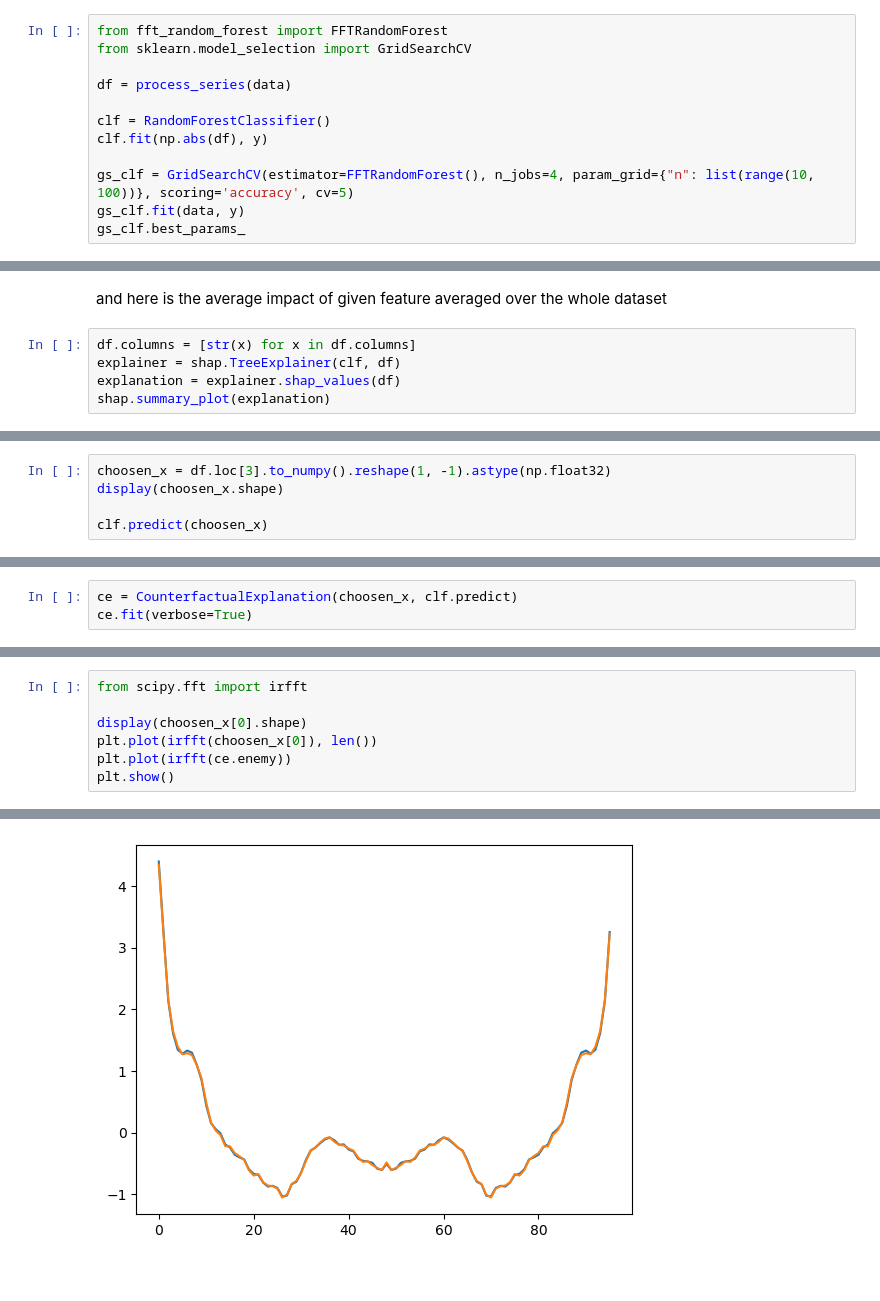
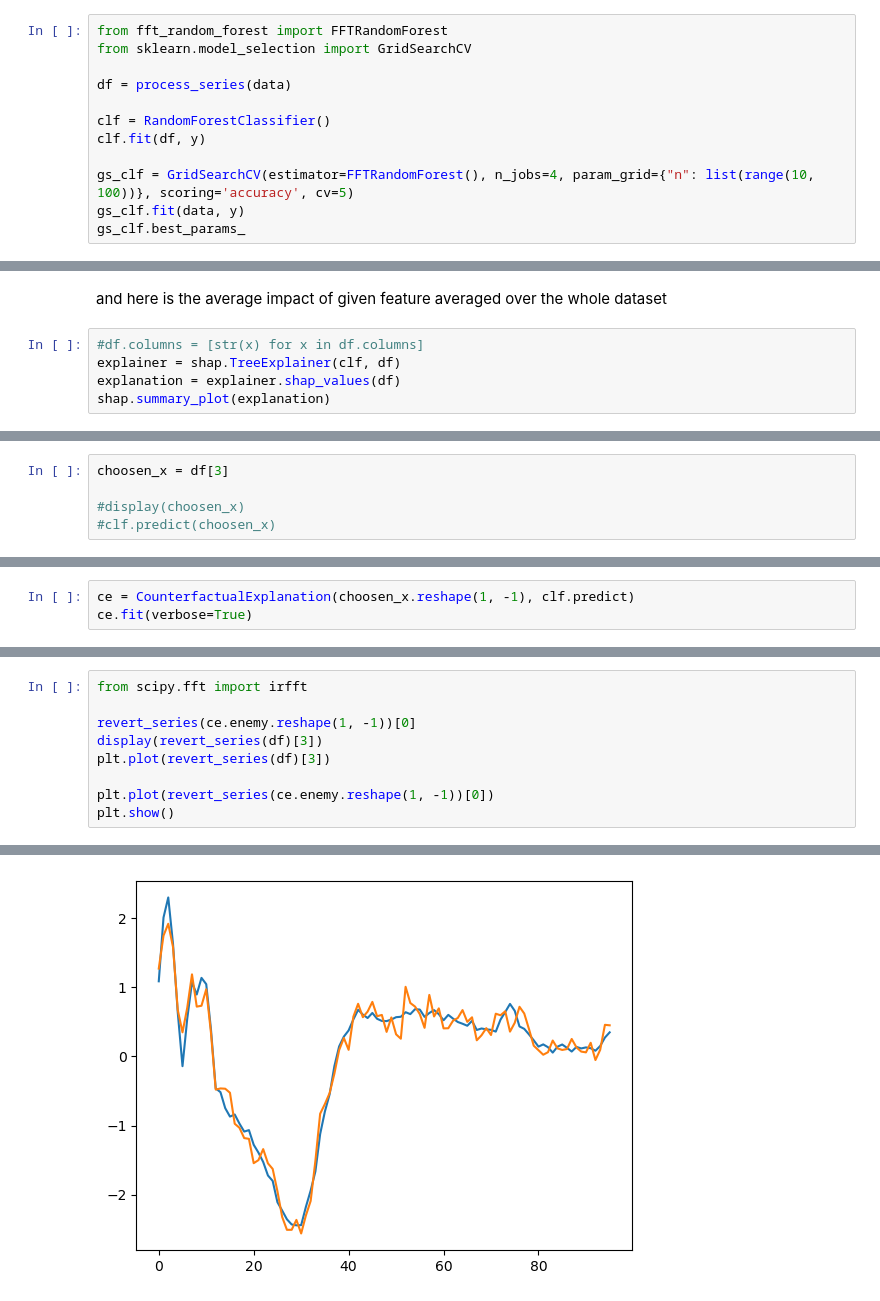
Before and after one commit to vnarek/fft-explain, a Jupyter notebook: main.ipynb, the cells around one changed output, grey strips where cells are left out. Cells and saved outputs as stored; diff of their text form.

```diff
--- a/main.ipynb
+++ b/main.ipynb
@@ -64,7 +126,7 @@ from sklearn.model_selection import GridSearchCV
 df = process_series(data)
 
 clf = RandomForestClassifier()
-clf.fit(np.abs(df), y)
+clf.fit(df, y)
 
 gs_clf = GridSearchCV(estimator=FFTRandomForest(), n_jobs=4, param_grid={"n": list(range(10, 100))}, scoring='accuracy', cv=5)
 gs_clf.fit(data, y)
@@ -189,7 +251,7 @@ shap.plots._waterfall.waterfall_legacy(expected_value[0], shap_values[1], featur
 # %% [markdown]
 and here is the average impact of given feature averaged over the whole dataset
 # %%
-df.columns = [str(x) for x in df.columns]
+#df.columns = [str(x) for x in df.columns]
 explainer = shap.TreeExplainer(clf, df)
 explanation = explainer.shap_values(df)
 shap.summary_plot(explanation)
@@ -198,5 +260,5 @@ shap.summary_plot(explanation)
 # %%
-choosen_x = df.loc[3].to_numpy().reshape(1, -1).astype(np.float32)
-display(choosen_x.shape)
+choosen_x = df[3]
 
-clf.predict(choosen_x)
+#display(choosen_x)
+#clf.predict(choosen_x)
@@ -206,5 +265,5 @@ array([1.])
 # %%
-ce = CounterfactualExplanation(choosen_x, clf.predict)
+ce = CounterfactualExplanation(choosen_x.reshape(1, -1), clf.predict)
 ce.fit(verbose=True)
 # %% [output]
 0 ennemies found in initial hyperball.
@@ -224,8 +283,10 @@ plt.show()
 # %%
 from scipy.fft import irfft
 
-display(choosen_x[0].shape)
-plt.plot(irfft(choosen_x[0]), len())
-plt.plot(irfft(ce.enemy))
+revert_series(ce.enemy.reshape(1, -1))[0]
+display(revert_series(df)[3])
+plt.plot(revert_series(df)[3])
+
+plt.plot(revert_series(ce.enemy.reshape(1, -1))[0])
 plt.show()
 # %% [output]
@@ -233,2 +313,2 @@ plt.show()
-[figure, old version]
+[figure, new version]
 # %%
```
Also changed, not shown: parts of 14 cells of this notebook.
